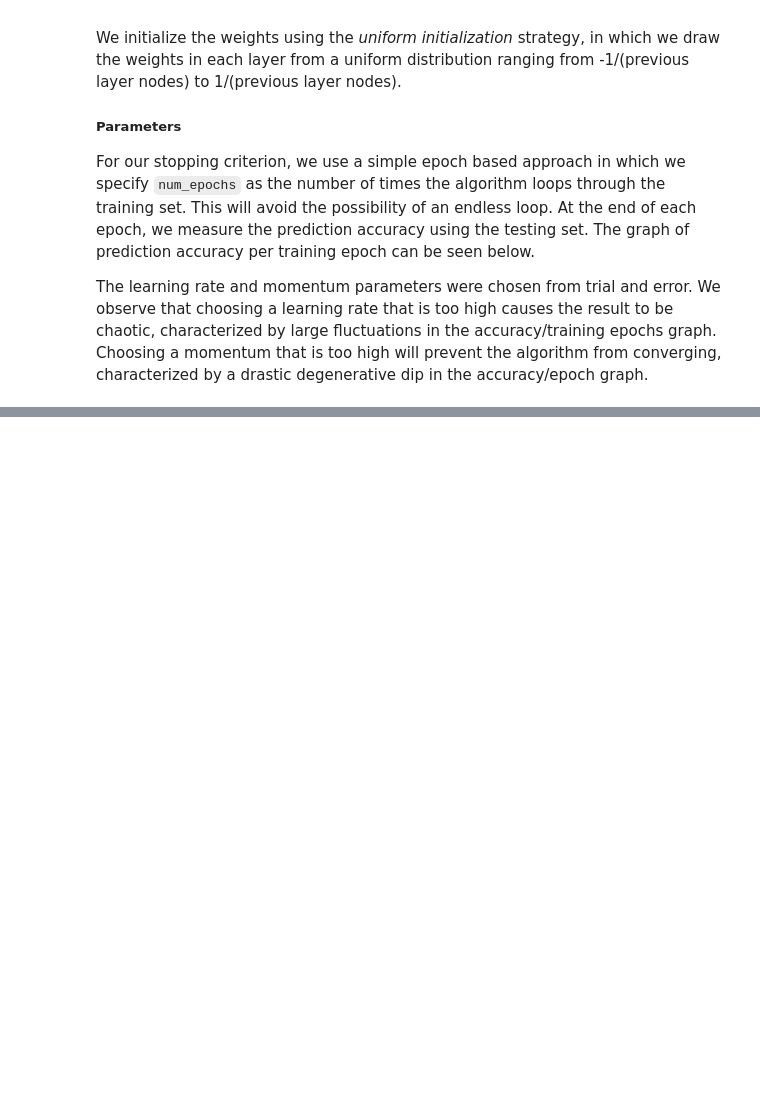
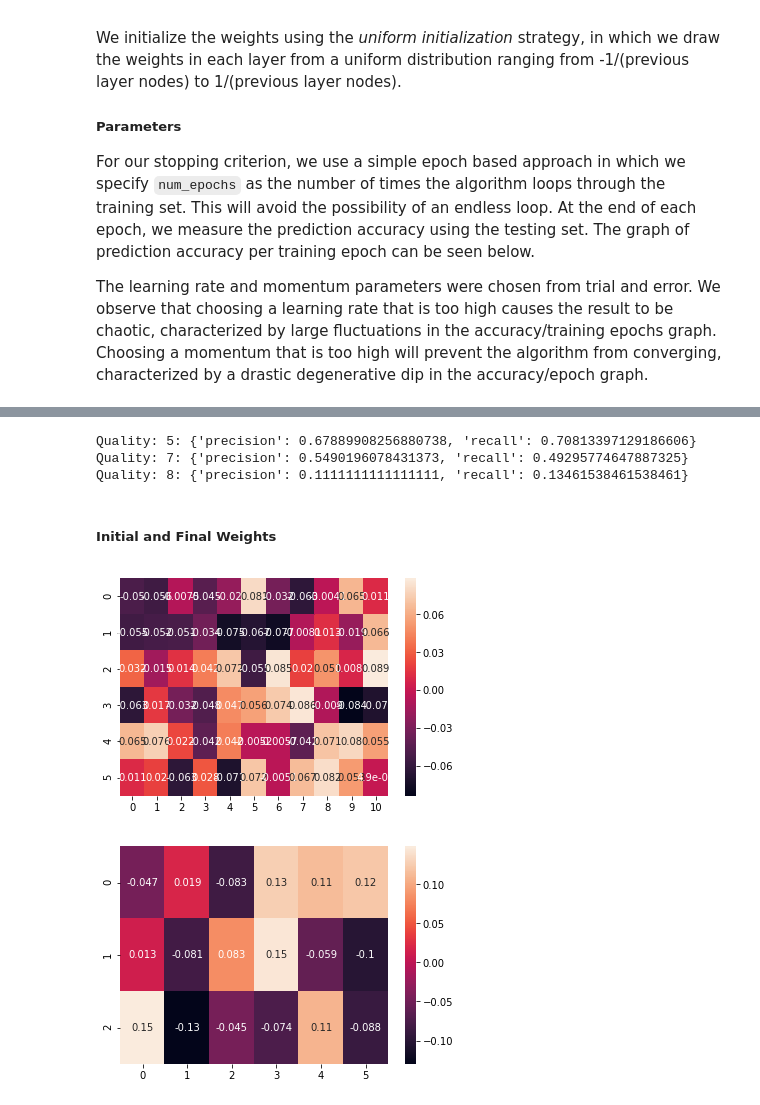
Before and after one commit to ben-the-hedgehog/backprop-network, a Jupyter notebook: A2.ipynb, the cells around one changed output, grey strips where cells are left out. Drawn from its saved outputs; the diff is of its cells as text; code cells hidden in the pictures; blank space fills up the shorter version.

```diff
--- a/A2.ipynb
+++ b/A2.ipynb
@@ -117,0 +164,20 @@ plt.show()
+# %%
+from metrics import precision_recall
+
+stats = precision_recall(cm.as_matrix())
+for q, s in zip([5, 7, 8], stats):
+    print(f'Quality: {q}: {s}')
+# %% [output]
+Quality: 5: {'precision': 0.67889908256880738, 'recall': 0.70813397129186606}
+Quality: 7: {'precision': 0.5490196078431373, 'recall': 0.49295774647887325}
+Quality: 8: {'precision': 0.1111111111111111, 'recall': 0.13461538461538461}
+# %% [markdown]
+<h5> Initial and Final Weights </h5>
+# %%
+for w in initial_weights:
+    w_frame = pd.DataFrame(w)
+    hmap = sns.heatmap(w_frame, annot=True)
+    plt.show()
+# %% [output]
+[figure, added]
+[figure, added]
```
Also changed, not shown: parts of 12 cells of this notebook, 2 other files.
